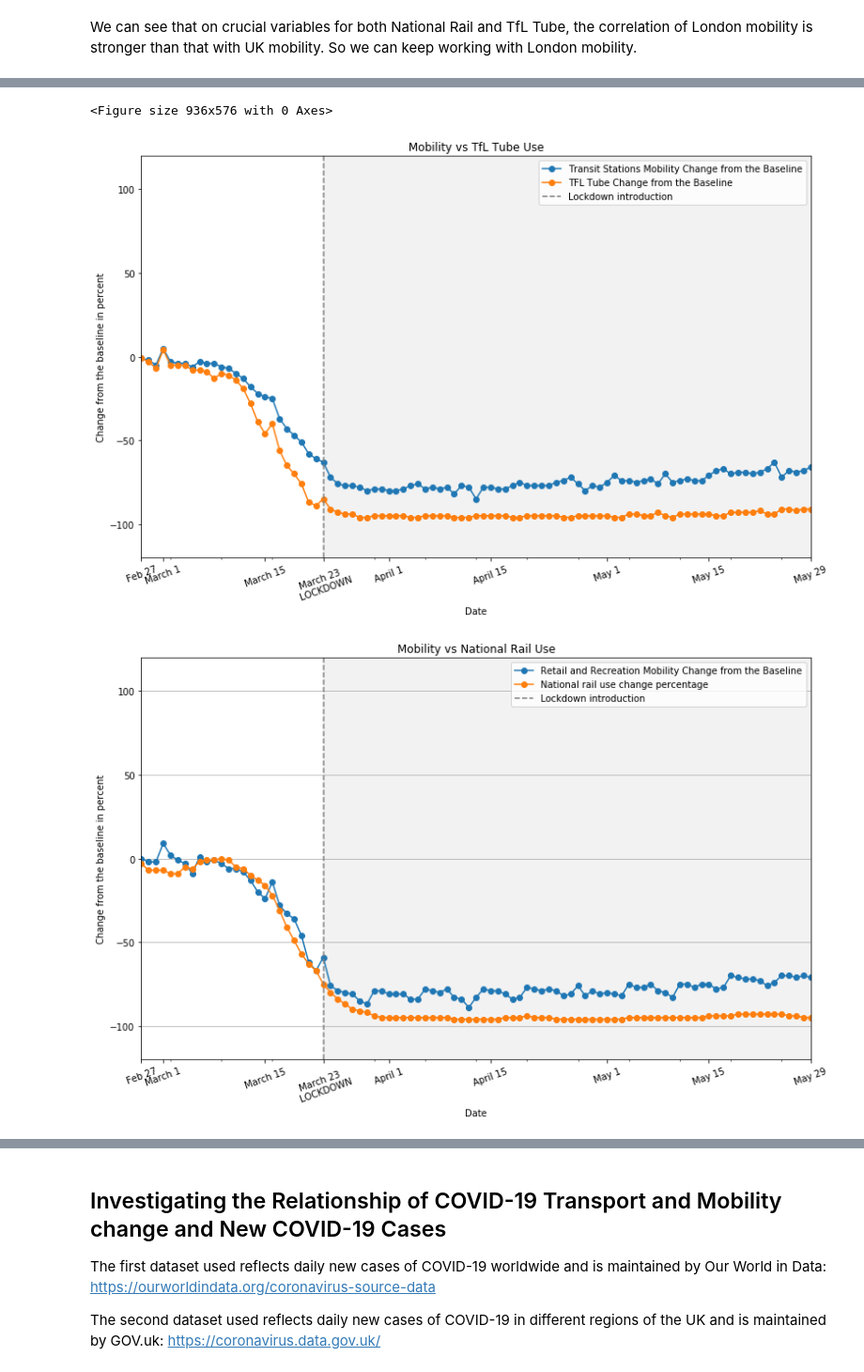
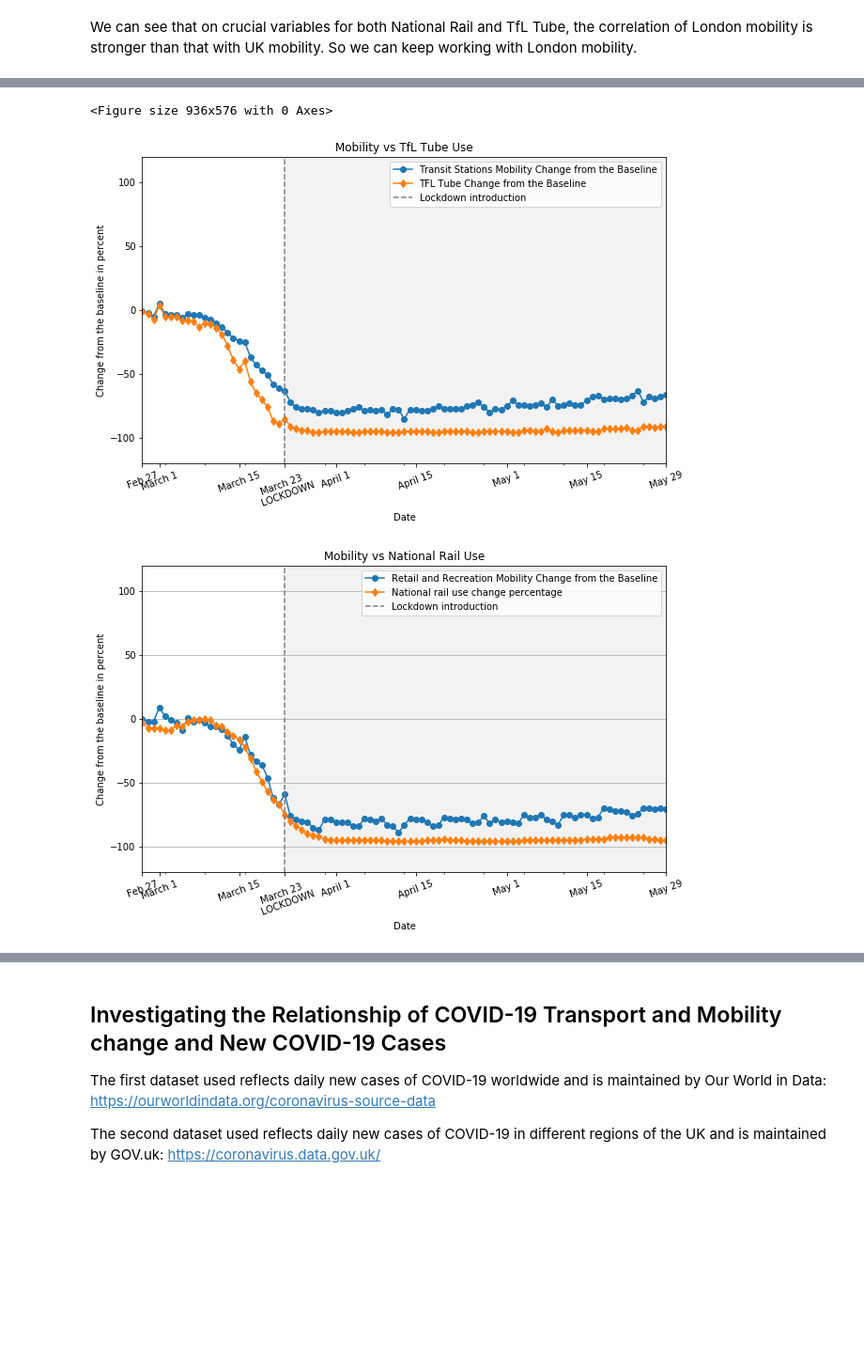
Before and after one commit to IuliiaZaitova/COVID_Prediction_London_National_Transport_Use, a Jupyter notebook: UK_transport.ipynb, the cells around one changed output, grey strips where cells are left out. Shown at 94% size. Saved outputs shown, nothing was run; the diff lists cells and outputs as text; code cells hidden in the pictures; blank space fills up the shorter version.

```diff
--- a/UK_transport.ipynb
+++ b/UK_transport.ipynb
@@ -262,33 +242,33 @@ df_london_merged.drop(columns=['workplaces_percent_change_from_baseline'], inpla
 # %%
 # plot the TfL Tube and National Rail with the most significant mobility features
 plt.figure(figsize = (13, 8))
-ax = df_london_merged.plot(figsize = (13, 8), x='Date', y='transit_stations_percent_change_from_baseline', label = 'Transit Stations Mobility Change from the Baseline', marker = 'o')
-df_london_merged.plot(x='Date', y='Tfl Tube use change percentage', label = 'TFL Tube Change from the Baseline', ax=ax, marker = 'o')
+ax = df_london_merged.plot(figsize = (10, 6), x='Date', y='transit_stations_percent_change_from_baseline', label = 'Transit Stations Mobility Change from the Baseline', marker = 'o')
+df_london_merged.plot(x='Date', y='Tfl Tube use change percentage', label = 'TFL Tube Change from the Baseline', ax=ax, marker = 'd')
 ax.axvline(x='2020-03-23', color='gray', linestyle='--', label = 'Lockdown introduction')
 ax.axvspan('2020-03-23', '2020-05-29', alpha=0.1, color='gray')
 ax.set_ylabel('Change from the baseline in percent')
 ax.set_xlabel('Date')
 plt.xticks(['2020-02-27', '2020-03-01', '2020-03-15', '2020-03-23', '2020-04-01', '2020-04-15', '2020-05-01', '2020-05-15', '2020-05-29'], ['Feb 27', 'March 1', 'March 15', 'March 23 \n LOCKDOWN', 'April 1', 'April 15', 'May 1', 'May 15', 'May 29'],rotation=20)
 plt.title("Mobility vs TfL Tube Use")
 plt.ylim(-120, 120)
 
-fig = df_london_merged.plot(figsize = (13, 8), x='Date', y='retail_and_recreation_percent_change_from_baseline', label = 'Retail and Recreation Mobility Change from the Baseline', marker = 'o')
-df_london_merged.plot(x='Date', y='National rail use change percentage', label = 'National rail use change percentage', ax=fig, marker = 'o')
+fig = df_london_merged.plot(figsize = (10, 6), x='Date', y='retail_and_recreation_percent_change_from_baseline', label = 'Retail and Recreation Mobility Change from the Baseline', marker = 'o')
+df_london_merged.plot(x='Date', y='National rail use change percentage', label = 'National rail use change percentage', ax=fig, marker = 'd')
 fig.axvline(x='2020-03-23', color='gray', linestyle='--', label = 'Lockdown introduction')
 fig.axvspan('2020-03-23', '2020-05-29', alpha=0.1, color='gray')
 fig.set_ylabel('Change from the baseline in percent')
 fig.set_xlabel('Date')
 plt.title("Mobility vs National Rail Use")
 
 
 plt.xticks(['2020-02-27', '2020-03-01', '2020-03-15', '2020-03-23', '2020-04-01', '2020-04-15', '2020-05-01', '2020-05-15', '2020-05-29'], ['Feb 27', 'March 1', 'March 15', 'March 23 \n LOCKDOWN', 'April 1', 'April 15', 'May 1', 'May 15', 'May 29'],rotation=20)
 plt.ylim(-120, 120)
 plt.grid(axis='y')
 ax.legend()
 fig.legend()
 plt.show()
 # %% [output]
 <Figure size 936x576 with 0 Axes>
-[figure, old version]
+[figure, new version]
-[figure, old version]
+[figure, new version]
 # %% [markdown]
```
Also changed, not shown: parts of 59 cells of this notebook.
